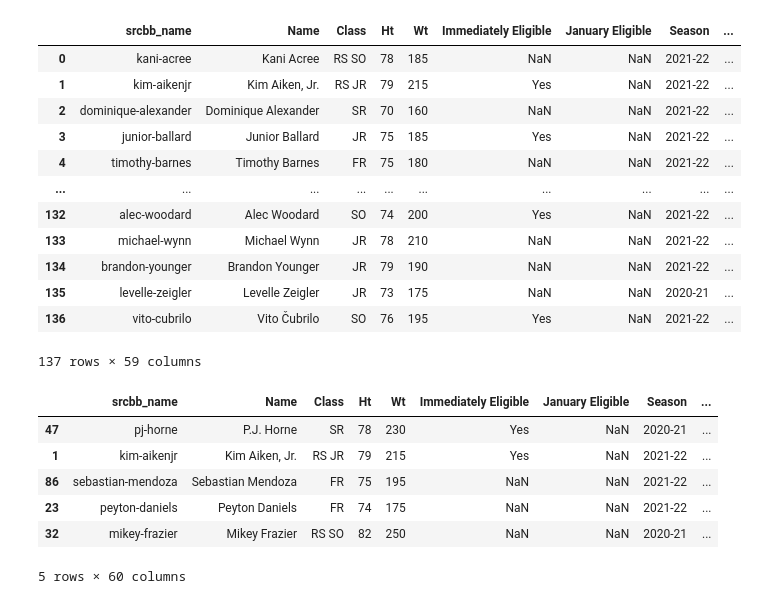
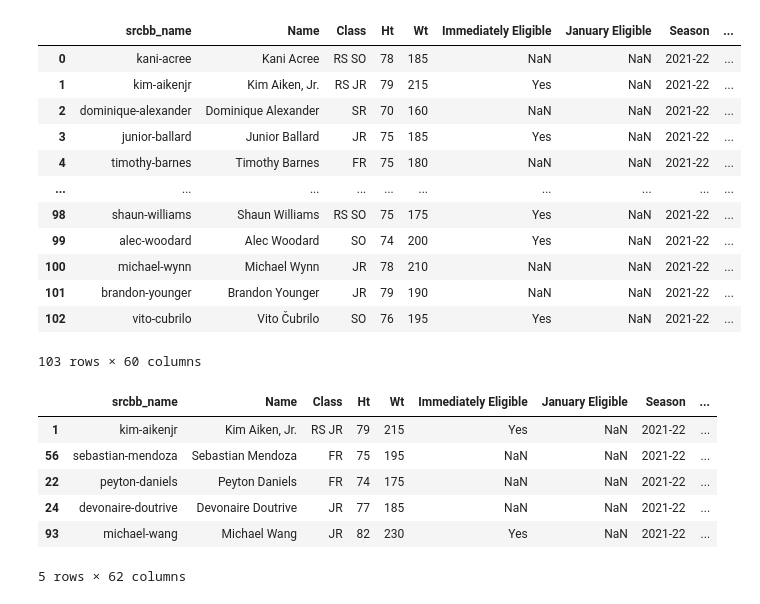
Before and after one commit to andrewli2403/ncaa-transfer-portal-evaluator, a Jupyter notebook: model.ipynb, the cells around one changed output. Cells and saved outputs as stored; diff of their text form; code cells hidden in the pictures.

```diff
--- a/model.ipynb
+++ b/model.ipynb
@@ -8,7 +8,7 @@ from mpl_toolkits.mplot3d import axes3d
 from matplotlib import cm
 import scipy.stats as stats
 # %%
-data = pd.read_csv('data.csv')
+data = pd.read_csv('data/data.csv')
 data
 # %% [output]
 |  | srcbb_name | Name | Class | Ht | Wt | Immediately Eligible | January Eligible | Season | ... |
@@ -18,27 +18,29 @@ data
 | 3 | junior-ballard | Junior Ballard | JR | 75 | 185 | Yes | NaN | 2021-22 | ... |
 | 4 | timothy-barnes | Timothy Barnes | FR | 75 | 180 | NaN | NaN | 2021-22 | ... |
 | ... | ... | ... | ... | ... | ... | ... | ... | ... | ... |
-| 132 | alec-woodard | Alec Woodard | SO | 74 | 200 | Yes | NaN | 2021-22 | ... |
-| 133 | michael-wynn | Michael Wynn | JR | 78 | 210 | NaN | NaN | 2021-22 | ... |
-| 134 | brandon-younger | Brandon Younger | JR | 79 | 190 | NaN | NaN | 2021-22 | ... |
-| 135 | levelle-zeigler | Levelle Zeigler | JR | 73 | 175 | NaN | NaN | 2020-21 | ... |
-| 136 | vito-cubrilo | Vito Čubrilo | SO | 76 | 195 | Yes | NaN | 2021-22 | ... |
+| 98 | shaun-williams | Shaun Williams | RS SO | 75 | 175 | Yes | NaN | 2021-22 | ... |
+| 99 | alec-woodard | Alec Woodard | SO | 74 | 200 | Yes | NaN | 2021-22 | ... |
+| 100 | michael-wynn | Michael Wynn | JR | 78 | 210 | NaN | NaN | 2021-22 | ... |
+| 101 | brandon-younger | Brandon Younger | JR | 79 | 190 | NaN | NaN | 2021-22 | ... |
+| 102 | vito-cubrilo | Vito Čubrilo | SO | 76 | 195 | Yes | NaN | 2021-22 | ... |
-137 rows × 59 columns
+103 rows × 60 columns
 # %%
 #custom defensive stat to balance player and team defense
-data['DTrue'] = .5*stats.zscore(data['DRtg'], nan_policy='omit') + .5*stats.zscore(data['DWS'], nan_policy='omit')
+data['D Adj'] = .5*stats.zscore(data['DRtg'], nan_policy='omit') + .5*stats.zscore(data['DWS'], nan_policy='omit') + stats.zscore(data['SOS'])
+
+
+data['total_z'] = data['D Adj'] + stats.zscore(data['Ht']) + stats.zscore(data['3PT Rating Log'])
 # %%
-data['total_z'] = Dtrue + stats.zscore(data['SOS']) + stats.zscore(data['Ht']) + stats.zscore(data['3PT Rating'])
 top = data.sort_values('total_z', ascending=False).head(5)
 top
 # %% [output]
 |  | srcbb_name | Name | Class | Ht | Wt | Immediately Eligible | January Eligible | Season | ... |
-| 47 | pj-horne | P.J. Horne | SR | 78 | 230 | Yes | NaN | 2020-21 | ... |
 | 1 | kim-aikenjr | Kim Aiken, Jr. | RS JR | 79 | 215 | Yes | NaN | 2021-22 | ... |
-| 86 | sebastian-mendoza | Sebastian Mendoza | FR | 75 | 195 | NaN | NaN | 2021-22 | ... |
-| 23 | peyton-daniels | Peyton Daniels | FR | 74 | 175 | NaN | NaN | 2021-22 | ... |
-| 32 | mikey-frazier | Mikey Frazier | RS SO | 82 | 250 | NaN | NaN | 2020-21 | ... |
+| 56 | sebastian-mendoza | Sebastian Mendoza | FR | 75 | 195 | NaN | NaN | 2021-22 | ... |
+| 22 | peyton-daniels | Peyton Daniels | FR | 74 | 175 | NaN | NaN | 2021-22 | ... |
+| 24 | devonaire-doutrive | Devonaire Doutrive | JR | 77 | 185 | NaN | NaN | 2021-22 | ... |
+| 93 | michael-wang | Michael Wang | JR | 82 | 230 | Yes | NaN | 2021-22 | ... |
-5 rows × 60 columns
+5 rows × 62 columns
 # %%
 fig = plt.figure(figsize=(10, 7))
 ax = plt.axes(projection='3d')
```
Also changed, not shown: parts of 1 cell of this notebook, 11 other files.
